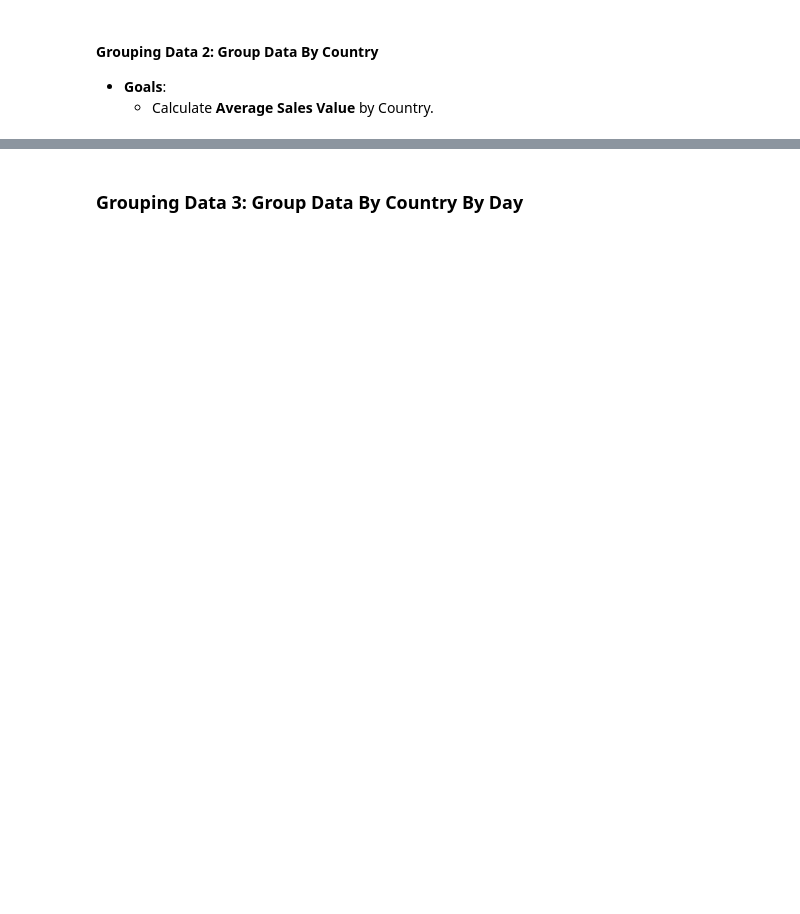
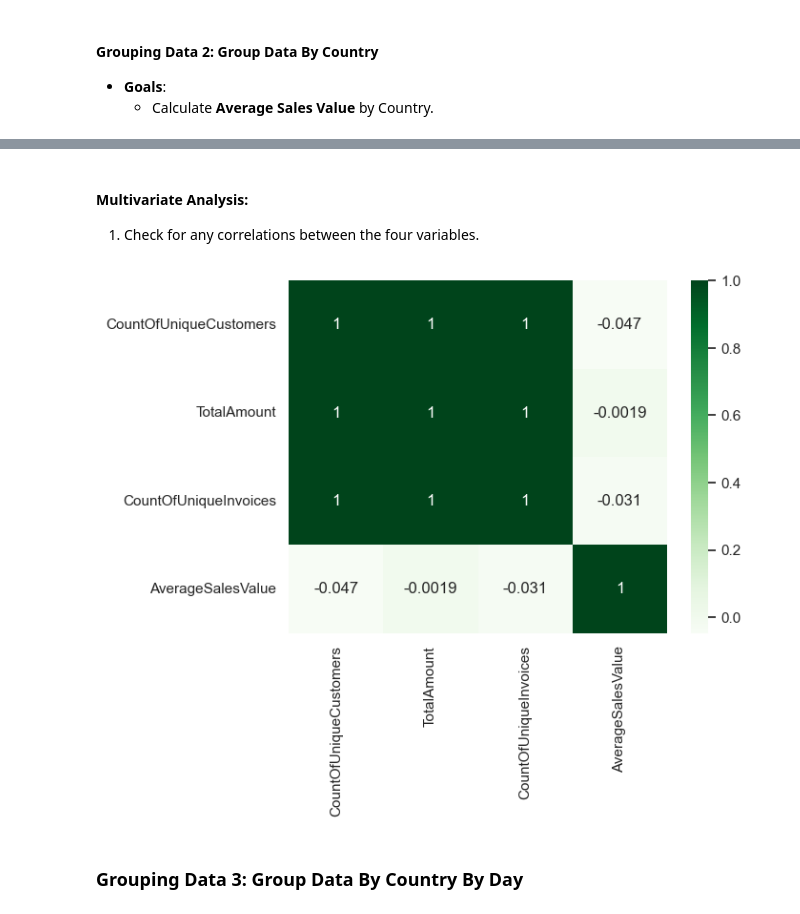
Before and after one commit to nyangweso-rodgers/data-analytics, a Jupyter notebook: Analytics-with-Python/Exploratory-Data-Analysis-with-Python/Exploratory-Data-Analysis-for-Online-Retail-Store/index.ipynb, the cells around one changed output, grey strips where cells are left out. Drawn from its saved outputs; the diff is of its cells as text; code cells hidden in the pictures; blank space fills up the shorter version.

```diff
--- a/Analytics-with-Python/Exploratory-Data-Analysis-with-Python/Exploratory-Data-Analysis-for-Online-Retail-Store/index.ipynb
+++ b/Analytics-with-Python/Exploratory-Data-Analysis-with-Python/Exploratory-Data-Analysis-for-Online-Retail-Store/index.ipynb
@@ -192,3 +269,14 @@ grouped_country_df.to_csv("grouped_country_data.csv", index=False)
+# %% [markdown]
+#### Multivariate Analysis:
+1. Check for any correlations between the four variables.
+# %%
+# check fo correlations
+data = grouped_country_df.set_index('Country')
+
+sns.heatmap(data.corr(), cmap='Greens', annot=True)
+plt.show()
+# %% [output]
+[figure, added]
 # %% [markdown]
 ### Grouping Data 3: Group Data By Country By Day
 # %%
```
Also changed, not shown: parts of 25 cells of this notebook, 3 other files.
